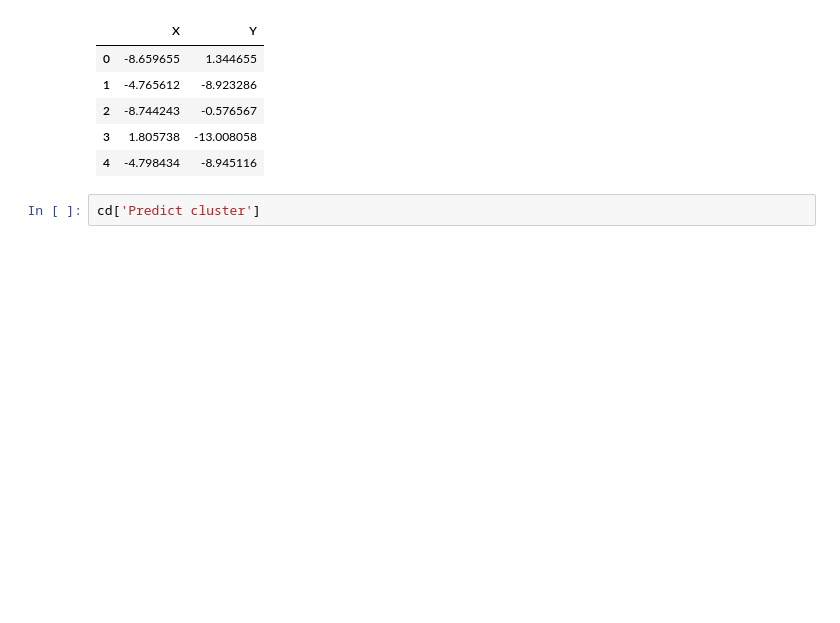
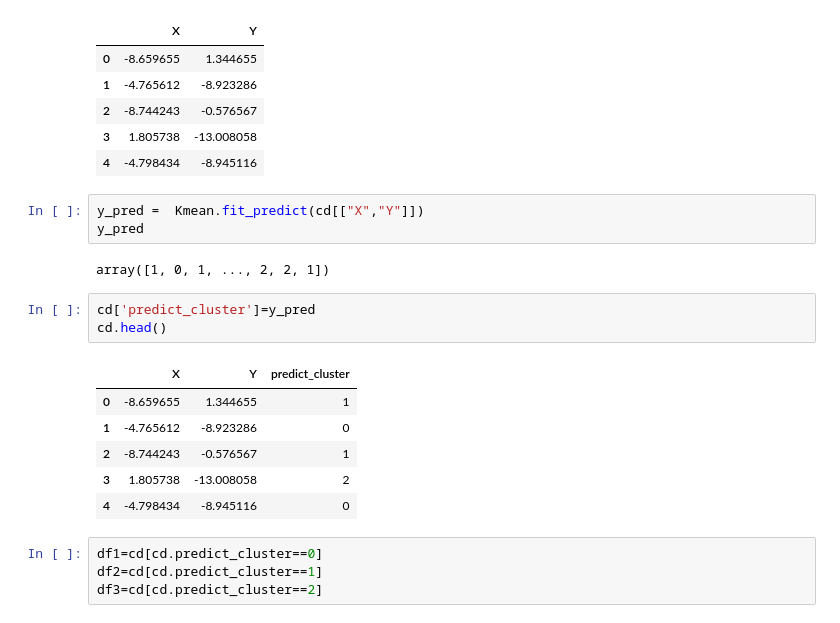
Before and after one commit to Pratyusha-Mukherjee/FSP-MachineLearning, a Jupyter notebook: day6/unsupervised learning/clustering_data_1.ipynb, the cells around one changed output. Cells and saved outputs as stored; diff of their text form; blank space fills up the shorter version.

```diff
--- a/day6/unsupervised learning/clustering_data_1.ipynb
+++ b/day6/unsupervised learning/clustering_data_1.ipynb
@@ -60,5 +60,22 @@ cd.head()
 | 2 | -8.744243 | -0.576567 |
 | 3 | 1.805738 | -13.008058 |
 | 4 | -4.798434 | -8.945116 |
-# %%
-cd['Predict cluster']
+# %%
+y_pred =  Kmean.fit_predict(cd[["X","Y"]])
+y_pred
+# %% [output]
+array([1, 0, 1, ..., 2, 2, 1])
+# %%
+cd['predict_cluster']=y_pred
+cd.head()
+# %% [output]
+|  | X | Y | predict_cluster |
+| 0 | -8.659655 | 1.344655 | 1 |
+| 1 | -4.765612 | -8.923286 | 0 |
+| 2 | -8.744243 | -0.576567 | 1 |
+| 3 | 1.805738 | -13.008058 | 2 |
+| 4 | -4.798434 | -8.945116 | 0 |
+# %%
+df1=cd[cd.predict_cluster==0]
+df2=cd[cd.predict_cluster==1]
+df3=cd[cd.predict_cluster==2]
```
Also changed, not shown: parts of 3 cells of this notebook.
